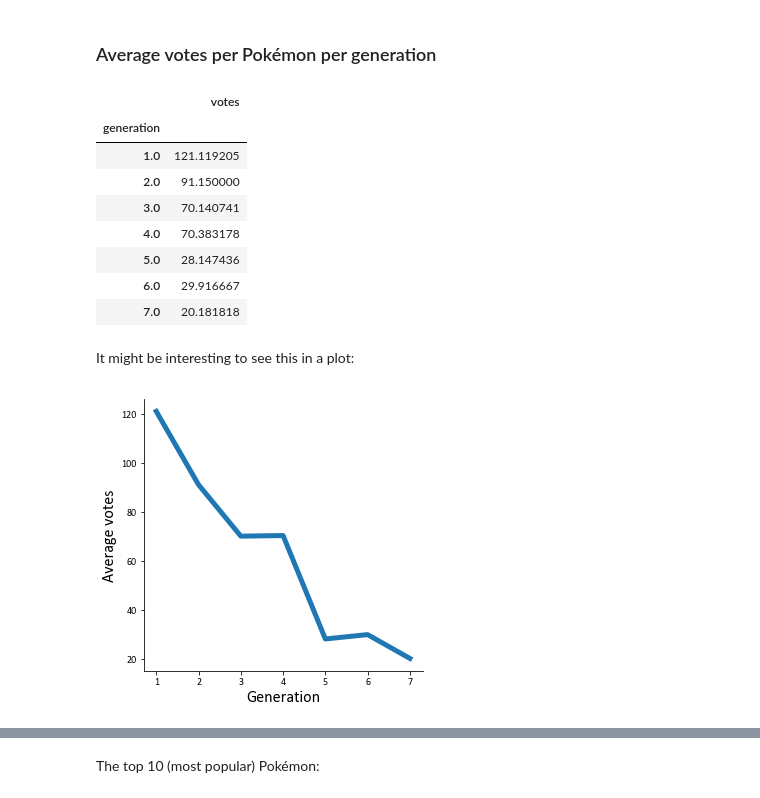
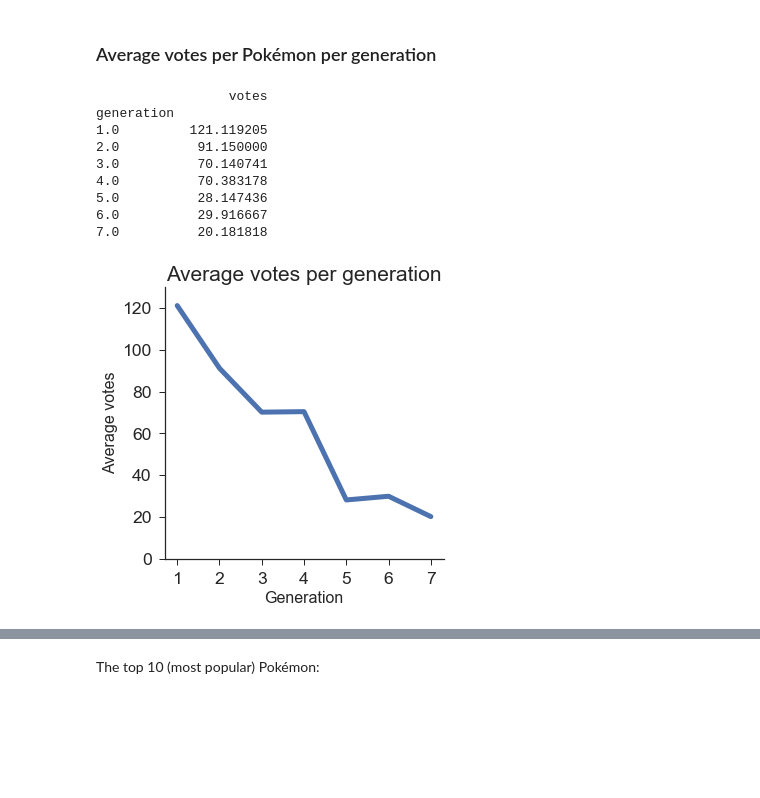
Before and after one commit to arturomoncadatorres/favorite-pokemon, a Jupyter notebook: scripts/pokemon_preferences.ipynb, the cells around one changed output, grey strips where cells are left out. Cells and saved outputs as stored; diff of their text form; code cells hidden in the pictures; blank space fills up the shorter version.

Commit message:
feat/Added plots for original analysis

```diff
--- a/scripts/pokemon_preferences.ipynb
+++ b/scripts/pokemon_preferences.ipynb
@@ -22,8 +26,8 @@ import pathlib
 # %%
 mpl.rcParams['font.sans-serif'] = "Calibri"
 mpl.rcParams['font.family'] = "sans-serif"
-#sns.set(font_scale=1.75)
-#sns.set_style('ticks')
+sns.set(font_scale=1.75)
+sns.set_style('ticks')
 plt.rc('axes.spines', top=False, right=False)
 # %%
 # Define paths.
@@ -46,7 +50,7 @@ df_raw.head(3)
 | 2 | 2019-06-13 12:44:45.607 | Giratina |
 # %%
 df = pd.read_excel(PATH_DATA/'responses.xlsx', sheet_name='Results', usecols='A:E')
-df.rename(columns={'Results in full':'name', 'Unnamed: 1':'votes', 'Unnamed: 2':'type', 'Unnamed: 3':'generation', 'Unnamed: 4':'family'}, inplace=True)
+df.rename(columns={'Results in full':'name', 'Unnamed: 1':'votes', 'Unnamed: 2':'types', 'Unnamed: 3':'generation', 'Unnamed: 4':'family'}, inplace=True)
 
 # Shift the index by 1, so that it matches the Pokemon number.
 df.index = df.index + 1
@@ -91,24 +95,26 @@ print(n_votes/n_pokemon)
 # %% [markdown]
 ### Average votes per Pok&eacute;mon per generation
 # %%
-df.groupby(['generation']).mean()
+df_votes_generation = df.groupby(['generation']).mean()
+print(df_votes_generation)
 # %% [output]
-|  | votes |
-| generation |  |
-| 1.0 | 121.119205 |
-| 2.0 | 91.150000 |
-| 3.0 | 70.140741 |
-| 4.0 | 70.383178 |
-| 5.0 | 28.147436 |
-| 6.0 | 29.916667 |
-| 7.0 | 20.181818 |
+                 votes
+generation
+1.0         121.119205
+2.0          91.150000
+3.0          70.140741
+4.0          70.383178
+5.0          28.147436
+6.0          29.916667
+7.0          20.181818
-# %% [markdown]
-It might be interesting to see this in a plot:
 # %%
 fig, ax = plt.subplots(1, 1, figsize=[5, 5])
-ax.plot(np.arange(1,7+1), df.groupby(['generation']).mean()['votes'], linewidth=5)
+ax.plot(df_votes_generation.index, df.groupby(['generation']).mean()['votes'], linewidth=5)
+ax.set_xticks(df_votes_generation.index)
+ax.set_ylim((0, 130))
+ax.set_title("Average votes per generation")
 ax.set_xlabel("Generation", fontdict = {'fontsize':16})
 ax.set_ylabel("Average votes", fontdict = {'fontsize':16})
 plt.show()
 # %% [output]
-[figure, old version]
+[figure, new version]
```
Also changed, not shown: parts of 27 cells of this notebook.
